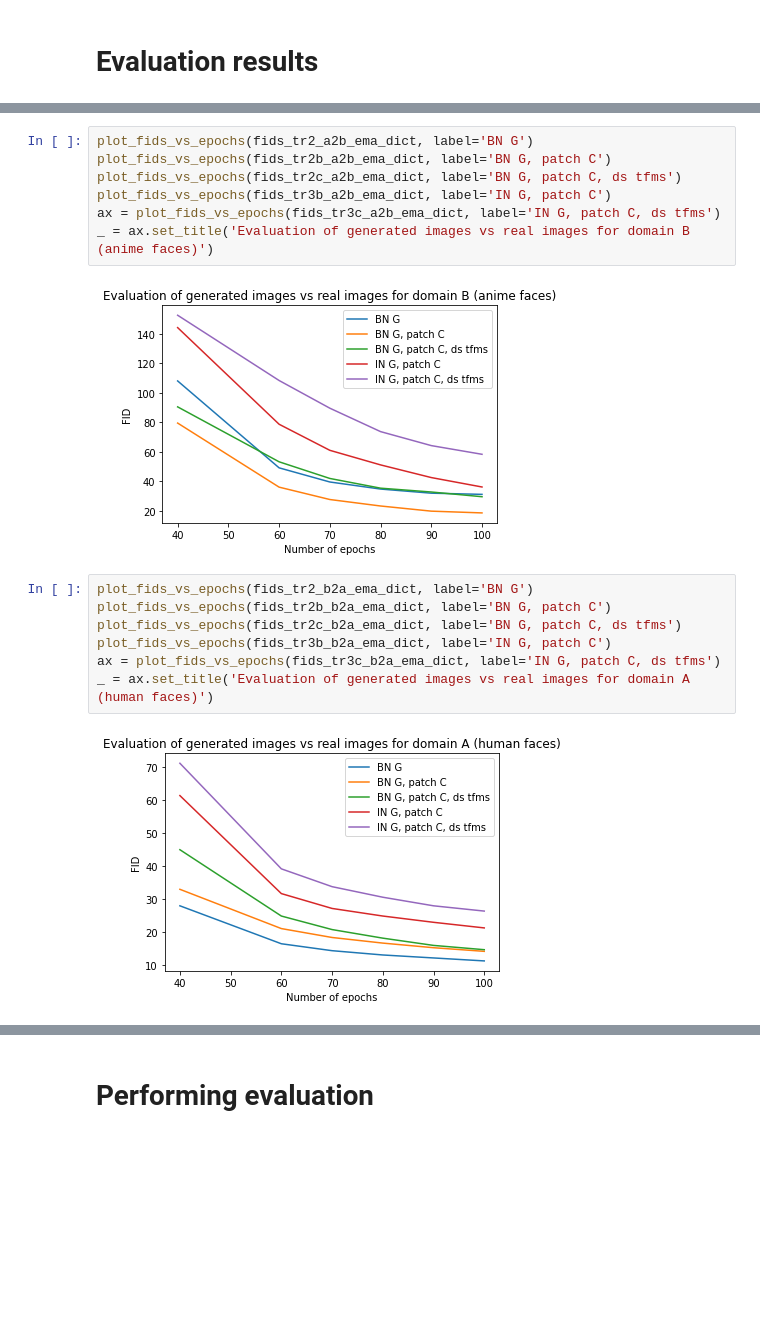
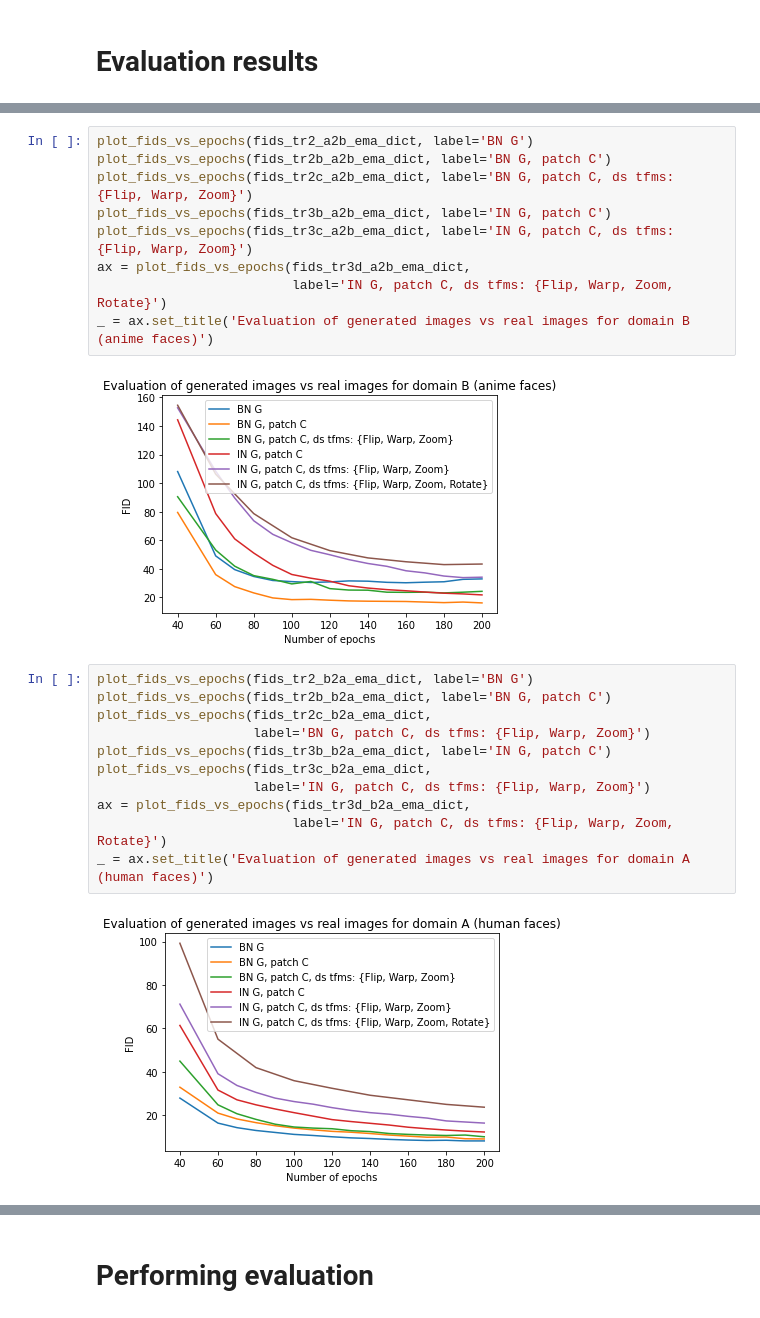
Before and after one commit to davidleonfdez/face2anime, a Jupyter notebook: notebooks/face2anime-bidirectional.ipynb, the cells around one changed output, grey strips where cells are left out. Drawn from its saved outputs; the diff is of its cells as text; blank space fills up the shorter version.

```diff
--- a/notebooks/face2anime-bidirectional.ipynb
+++ b/notebooks/face2anime-bidirectional.ipynb
@@ -564,19 +663,25 @@ fids_trans_tr3c_b2a_ema_dict = {100: 181.9}
 # %%
 plot_fids_vs_epochs(fids_tr2_a2b_ema_dict, label='BN G')
 plot_fids_vs_epochs(fids_tr2b_a2b_ema_dict, label='BN G, patch C')
-plot_fids_vs_epochs(fids_tr2c_a2b_ema_dict, label='BN G, patch C, ds tfms')
+plot_fids_vs_epochs(fids_tr2c_a2b_ema_dict, label='BN G, patch C, ds tfms: {Flip, Warp, Zoom}')
 plot_fids_vs_epochs(fids_tr3b_a2b_ema_dict, label='IN G, patch C')
-ax = plot_fids_vs_epochs(fids_tr3c_a2b_ema_dict, label='IN G, patch C, ds tfms')
+plot_fids_vs_epochs(fids_tr3c_a2b_ema_dict, label='IN G, patch C, ds tfms: {Flip, Warp, Zoom}')
+ax = plot_fids_vs_epochs(fids_tr3d_a2b_ema_dict,
+                         label='IN G, patch C, ds tfms: {Flip, Warp, Zoom, Rotate}')
 _ = ax.set_title('Evaluation of generated images vs real images for domain B (anime faces)')
 # %% [output]
-[figure, old version]
+[figure, new version]
 # %%
 plot_fids_vs_epochs(fids_tr2_b2a_ema_dict, label='BN G')
 plot_fids_vs_epochs(fids_tr2b_b2a_ema_dict, label='BN G, patch C')
-plot_fids_vs_epochs(fids_tr2c_b2a_ema_dict, label='BN G, patch C, ds tfms')
+plot_fids_vs_epochs(fids_tr2c_b2a_ema_dict,
+                    label='BN G, patch C, ds tfms: {Flip, Warp, Zoom}')
 plot_fids_vs_epochs(fids_tr3b_b2a_ema_dict, label='IN G, patch C')
-ax = plot_fids_vs_epochs(fids_tr3c_b2a_ema_dict, label='IN G, patch C, ds tfms')
+plot_fids_vs_epochs(fids_tr3c_b2a_ema_dict,
+                    label='IN G, patch C, ds tfms: {Flip, Warp, Zoom}')
+ax = plot_fids_vs_epochs(fids_tr3d_b2a_ema_dict,
+                         label='IN G, patch C, ds tfms: {Flip, Warp, Zoom, Rotate}')
 _ = ax.set_title('Evaluation of generated images vs real images for domain A (human faces)')
 # %% [output]
-[figure, old version]
+[figure, new version]
 # %%
```
Also changed, not shown: parts of 29 cells of this notebook.
